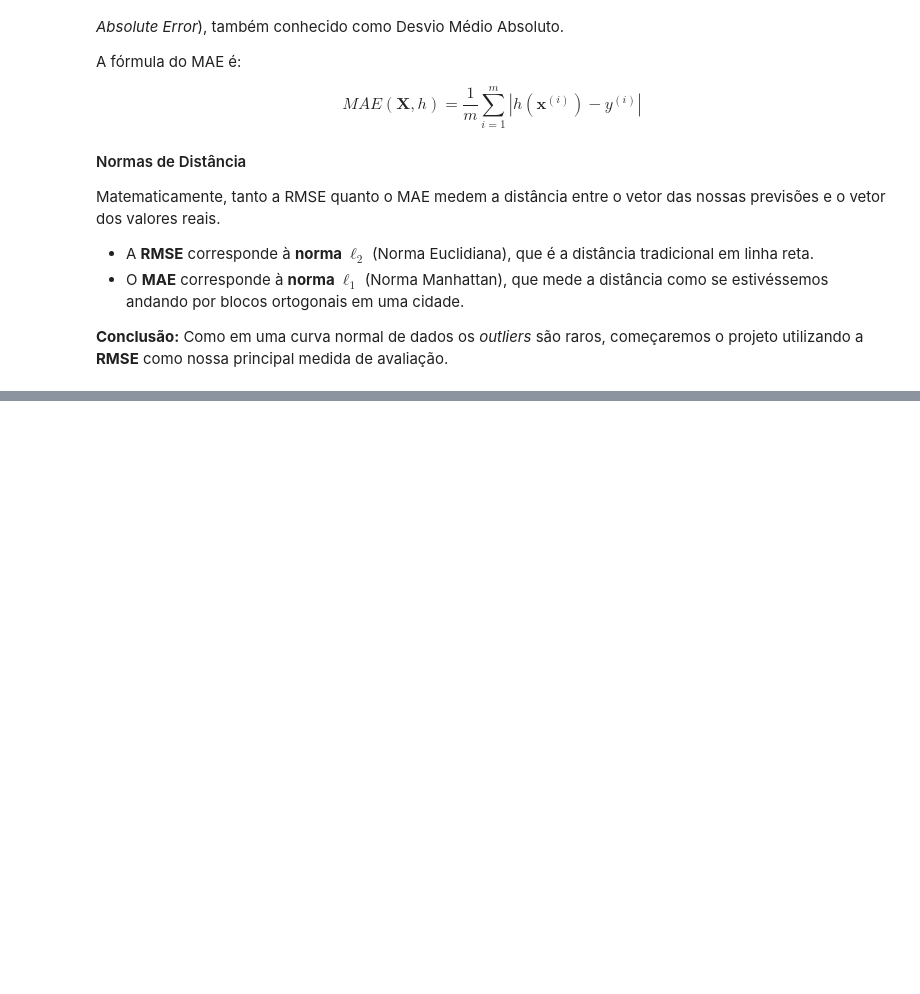
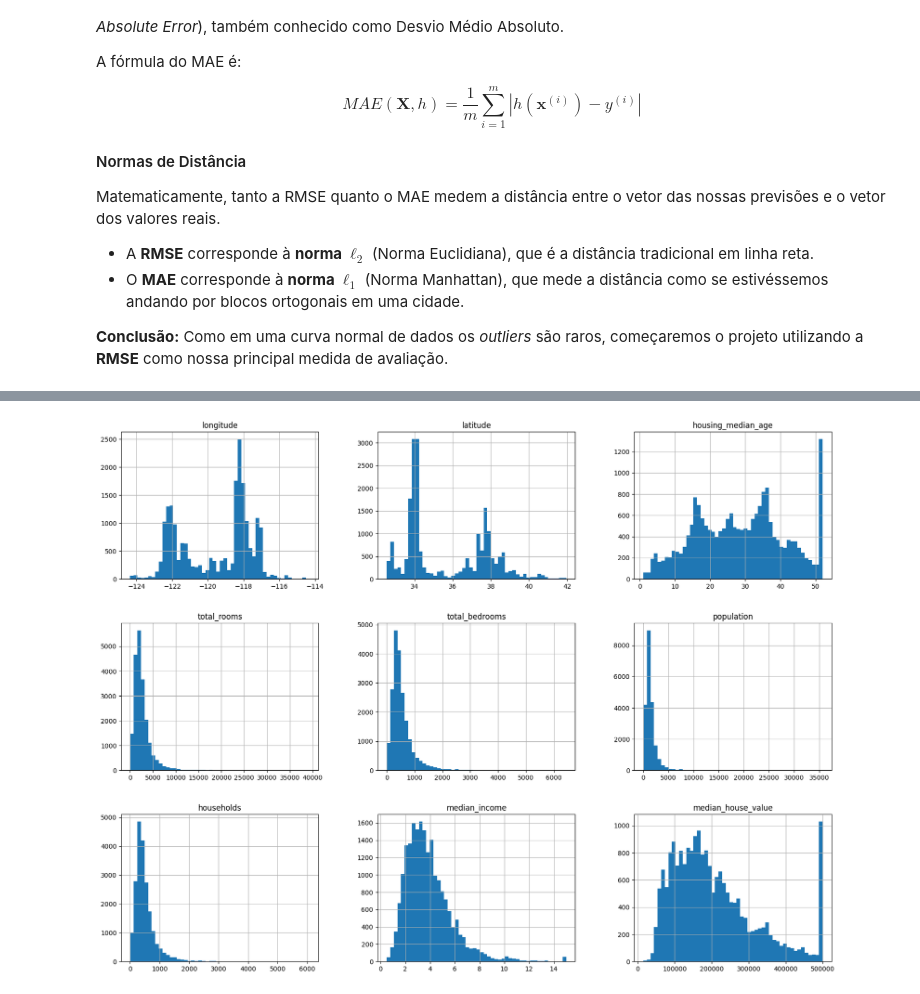
Before and after one commit to MarioViniciusBC/Projeto-de-Aprendizado-de-Maquina-de-Ponta-a-Ponta, a Jupyter notebook: Projeto_de_Aprendizado_de_Máquina_de_Ponta_a_Ponta.ipynb, the cells around one changed output, grey strips where cells are left out. Drawn from its saved outputs; the diff is of its cells as text; code cells hidden in the pictures; blank space fills up the shorter version.

```diff
--- a/Projeto_de_Aprendizado_de_Máquina_de_Ponta_a_Ponta.ipynb
+++ b/Projeto_de_Aprendizado_de_Máquina_de_Ponta_a_Ponta.ipynb
@@ -200,0 +322,8 @@ Matematicamente, tanto a RMSE quanto o MAE medem a distância entre o vetor das
+# %%
+%matplotlib inline
+
+import matplotlib.pyplot as plt
+housing.hist(bins=50, figsize=(20,15))
+plt.show()
+# %% [output]
+[figure, added]
```
Also changed, not shown: parts of 10 cells of this notebook.
